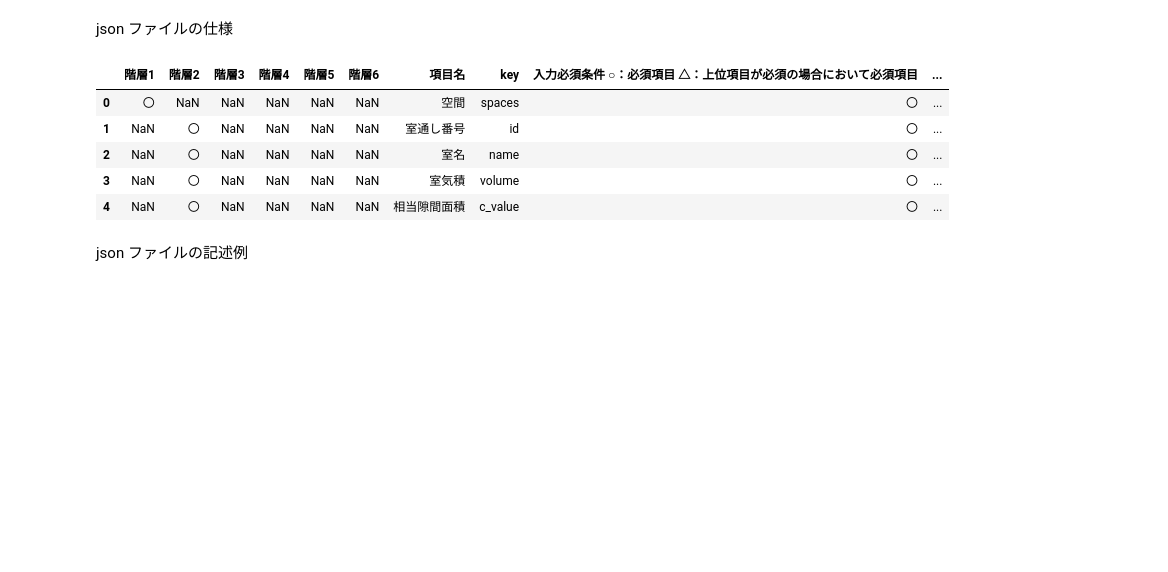
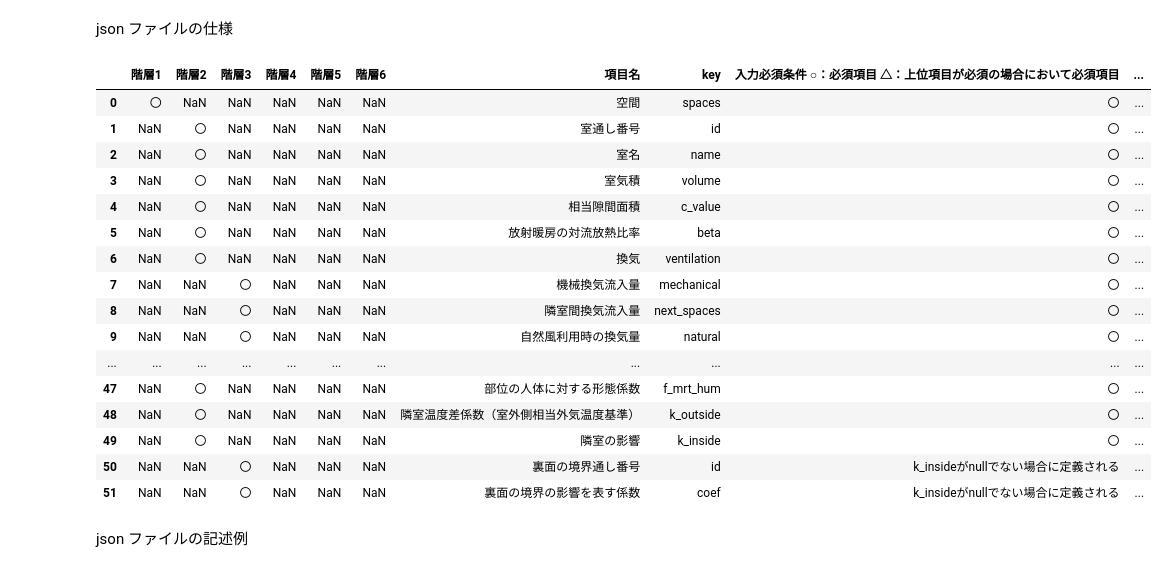
Before and after one commit to BRI-EES-House/heat_load_calc, a Jupyter notebook: docs/program_spec/core_modeule_guide.ipynb, the cells around one changed output. Cells and saved outputs as stored; diff of their text form; code cells hidden in the pictures; blank space fills up the shorter version.

```diff
--- a/docs/program_spec/core_modeule_guide.ipynb
+++ b/docs/program_spec/core_modeule_guide.ipynb
@@ -54,14 +54,24 @@ returns:
 # %% [markdown]
 json ファイルの仕様
 # %%
-d = pd.read_csv('spec_mid_data.csv')
-d.head()
+pd.read_csv('spec_mid_data.csv')
 # %% [output]
 |  | 階層1 | 階層2 | 階層3 | 階層4 | 階層5 | 階層6 | 項目名 | key | 入力必須条件 ○：必須項目 △：上位項目が必須の場合において必須項目 | ... |
 | 0 | 〇 | NaN | NaN | NaN | NaN | NaN | 空間 | spaces | 〇 | ... |
 | 1 | NaN | 〇 | NaN | NaN | NaN | NaN | 室通し番号 | id | 〇 | ... |
 | 2 | NaN | 〇 | NaN | NaN | NaN | NaN | 室名 | name | 〇 | ... |
 | 3 | NaN | 〇 | NaN | NaN | NaN | NaN | 室気積 | volume | 〇 | ... |
 | 4 | NaN | 〇 | NaN | NaN | NaN | NaN | 相当隙間面積 | c_value | 〇 | ... |
+| 5 | NaN | 〇 | NaN | NaN | NaN | NaN | 放射暖房の対流放熱比率 | beta | 〇 | ... |
+| 6 | NaN | 〇 | NaN | NaN | NaN | NaN | 換気 | ventilation | 〇 | ... |
+| 7 | NaN | NaN | 〇 | NaN | NaN | NaN | 機械換気流入量 | mechanical | 〇 | ... |
+| 8 | NaN | NaN | 〇 | NaN | NaN | NaN | 隣室間換気流入量 | next_spaces | 〇 | ... |
+| 9 | NaN | NaN | 〇 | NaN | NaN | NaN | 自然風利用時の換気量 | natural | 〇 | ... |
+| ... | ... | ... | ... | ... | ... | ... | ... | ... | ... | ... |
+| 47 | NaN | 〇 | NaN | NaN | NaN | NaN | 部位の人体に対する形態係数 | f_mrt_hum | 〇 | ... |
+| 48 | NaN | 〇 | NaN | NaN | NaN | NaN | 隣室温度差係数（室外側相当外気温度基準） | k_outside | 〇 | ... |
+| 49 | NaN | 〇 | NaN | NaN | NaN | NaN | 隣室の影響 | k_inside | 〇 | ... |
+| 50 | NaN | NaN | 〇 | NaN | NaN | NaN | 裏面の境界通し番号 | id | k_insideがnullでない場合に定義される | ... |
+| 51 | NaN | NaN | 〇 | NaN | NaN | NaN | 裏面の境界の影響を表す係数 | coef | k_insideがnullでない場合に定義される | ... |
 # %% [markdown]
 json ファイルの記述例
```
Also changed, not shown: parts of 3 cells of this notebook.
